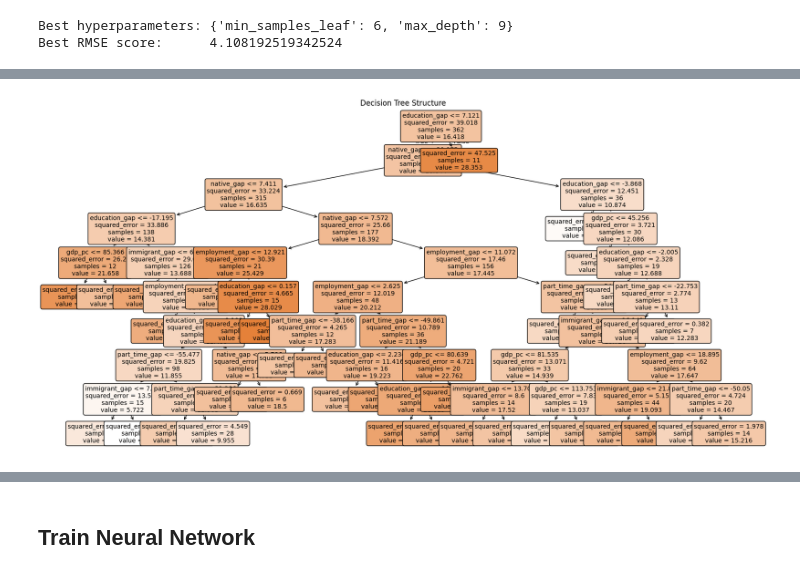
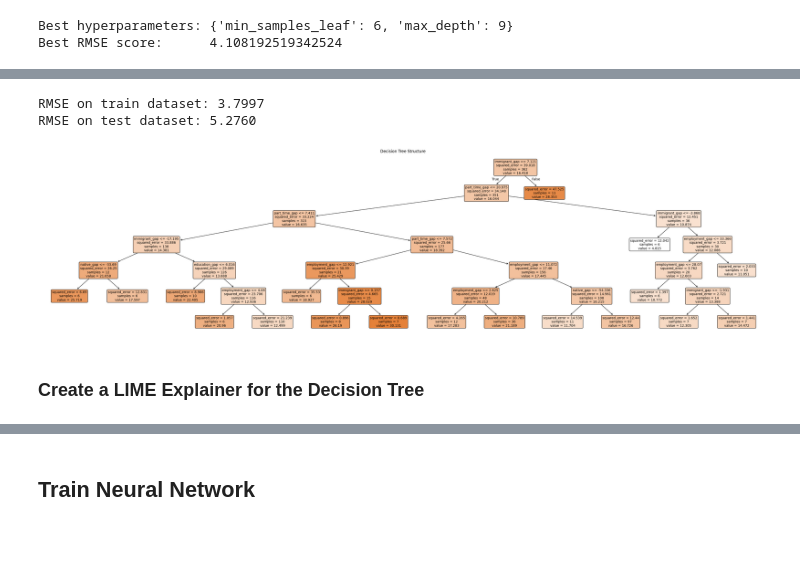
Before and after one commit to mjsilves/project_group_2_fds_202526, a Jupyter notebook: notebooks/99_modelling.ipynb, the cells around one changed output, grey strips where cells are left out. Cells and saved outputs as stored; diff of their text form; code cells hidden in the pictures; blank space fills up the shorter version.

Commit message:
implementing lime

```diff
--- a/notebooks/99_modelling.ipynb
+++ b/notebooks/99_modelling.ipynb
@@ -186,0 +220,12 @@ RMSE on test dataset: 5.0598
+# %%
+# Display feature importances
+
+importances = model.feature_importances_
+indices = np.argsort(importances)
+feature_names = [[f for f in features if f != "gdp_pc"][i] for i in indices]
+
+plt.title("Feature importances for the Decision Tree")
+plt.barh(feature_names, importances[indices])
+plt.xlabel("Features")
+plt.ylabel("Importance")
+plt.show()
@@ -187,20 +264,42 @@ RMSE on test dataset: 5.0598
+# %%
+# Train and evaluate model with max_depth = 6
+
+model = DecisionTreeRegressor(min_samples_leaf=6, max_depth=6)
+model.fit(new_X_train, y_train)
+
+y_pred_train = model.predict(new_X_train)
+rmse_train = mean_squared_error(y_train, y_pred_train) ** 0.5
+
+y_pred_test = model.predict(new_X_test)
+rmse_test = mean_squared_error(y_test, y_pred_test) ** 0.5
+
+print(
+    f"RMSE on train dataset: {rmse_train:.4f}",
+    f"RMSE on test dataset: {rmse_test:.4f}",
+    sep="\n",
+)
+# %% [output]
+RMSE on train dataset: 3.7997
+RMSE on test dataset: 5.2760
 # %%
 # Display the Decision Tree
 
-plt.figure(figsize=(20, 10))
+plt.figure(figsize=(40, 10))
 plot_tree(
     model,
-    feature_names=features,
+    feature_names=feature_names,
     filled=True,
     rounded=True,
     fontsize=10,
 )
 plt.title("Decision Tree Structure")
 plt.show()
 # %% [output]
-[figure, old version]
+[figure, new version]
 # %%
 # Save model
 
 with open("models/best_decision_tree.pkl", "wb") as fp:
     pickle.dump(model, fp)
+# %% [markdown]
+### Create a LIME Explainer for the Decision Tree
```
Also changed, not shown: parts of 15 cells of this notebook, 3 other files.
